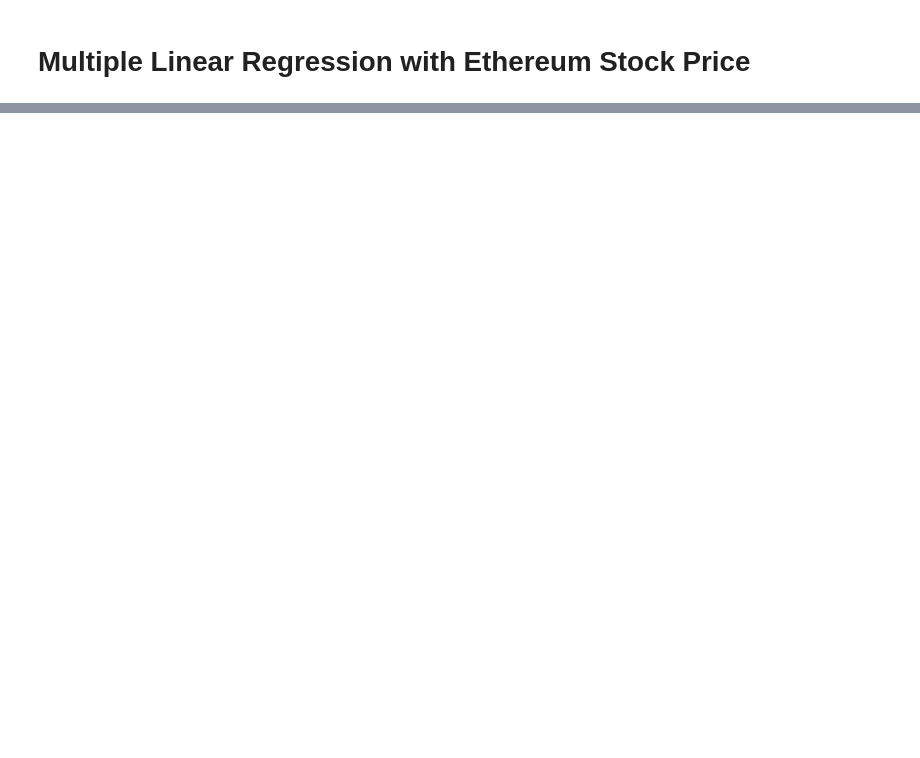
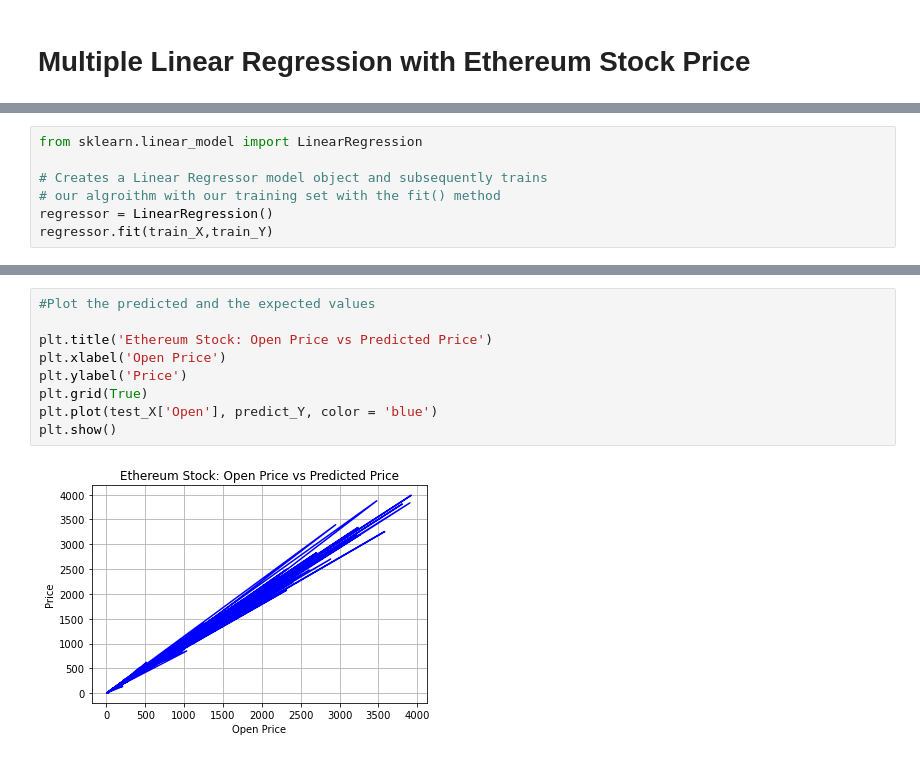
Before and after one commit to Ciaran-Carroll/college, a Jupyter notebook: Multiple Linear Regression with Ethereum Stock Price.ipynb, the cells around one changed output, grey strips where cells are left out. Saved outputs shown, nothing was run; the diff lists cells and outputs as text; blank space fills up the shorter version.

```diff
--- a/Multiple Linear Regression with Ethereum Stock Price.ipynb
+++ b/Multiple Linear Regression with Ethereum Stock Price.ipynb
@@ -54,0 +132,7 @@ plt.show()
+# %%
+from sklearn.linear_model import LinearRegression
+
+# Creates a Linear Regressor model object and subsequently trains
+# our algroithm with our training set with the fit() method
+regressor = LinearRegression()
+regressor.fit(train_X,train_Y)
@@ -54,0 +229,11 @@ plt.show()
+# %%
+#Plot the predicted and the expected values
+
+plt.title('Ethereum Stock: Open Price vs Predicted Price')
+plt.xlabel('Open Price')
+plt.ylabel('Price')
+plt.grid(True)
+plt.plot(test_X['Open'], predict_Y, color = 'blue')
+plt.show()
+# %% [output]
+[figure, added]
```
Also changed, not shown: parts of 31 cells of this notebook.
